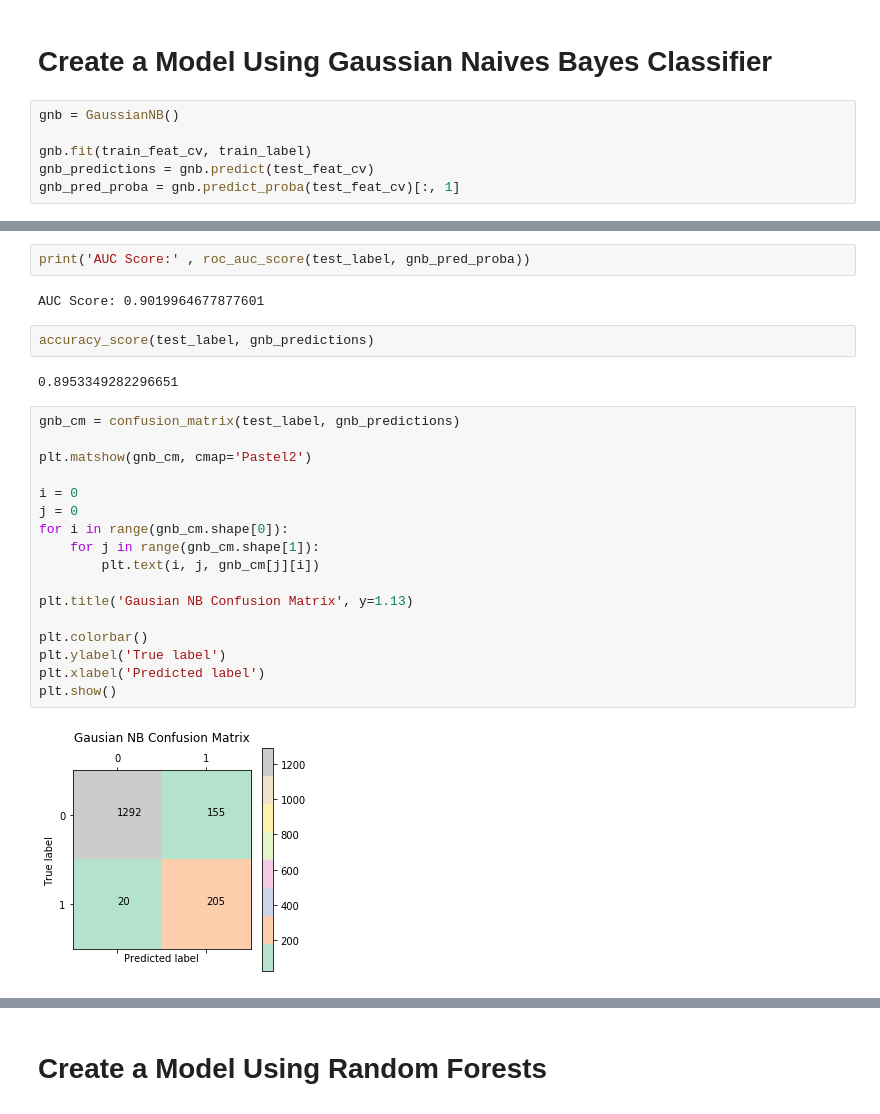
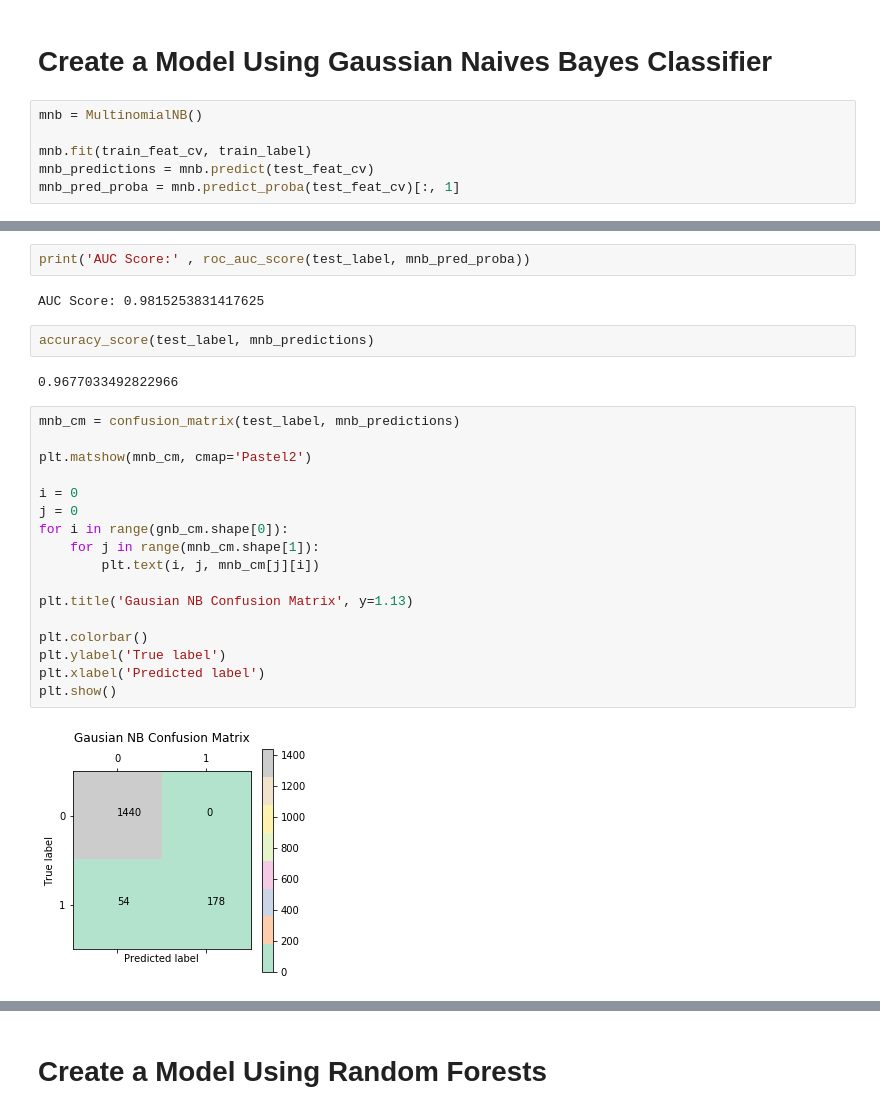
Before and after one commit to victoriajuan/ps4, a Jupyter notebook: PS4.ipynb, the cells around one changed output, grey strips where cells are left out. Saved outputs shown, nothing was run; the diff lists cells and outputs as text.

```diff
--- a/PS4.ipynb
+++ b/PS4.ipynb
@@ -67,9 +63,9 @@ test_label = test_label.astype('int')
 # %% [markdown]
 # Create a Model Using Gaussian Naives Bayes Classifier
 # %%
-gnb = GaussianNB()
+mnb = MultinomialNB()
 
-gnb.fit(train_feat_cv, train_label)
-gnb_predictions = gnb.predict(test_feat_cv)
-gnb_pred_proba = gnb.predict_proba(test_feat_cv)[:, 1]
+mnb.fit(train_feat_cv, train_label)
+mnb_predictions = mnb.predict(test_feat_cv)
+mnb_pred_proba = mnb.predict_proba(test_feat_cv)[:, 1]
 # %%
@@ -86,28 +82,28 @@ plt.show()
 # %%
-print('AUC Score:' , roc_auc_score(test_label, gnb_pred_proba))
+print('AUC Score:' , roc_auc_score(test_label, mnb_pred_proba))
 # %% [output]
-AUC Score: 0.9019964677877601
+AUC Score: 0.9815253831417625
 # %%
-accuracy_score(test_label, gnb_predictions)
+accuracy_score(test_label, mnb_predictions)
 # %% [output]
-0.8953349282296651
+0.9677033492822966
 # %%
-gnb_cm = confusion_matrix(test_label, gnb_predictions)
+mnb_cm = confusion_matrix(test_label, mnb_predictions)
 
-plt.matshow(gnb_cm, cmap='Pastel2')
+plt.matshow(mnb_cm, cmap='Pastel2')
 
 i = 0
 j = 0
 for i in range(gnb_cm.shape[0]):
-    for j in range(gnb_cm.shape[1]):
-        plt.text(i, j, gnb_cm[j][i])
+    for j in range(mnb_cm.shape[1]):
+        plt.text(i, j, mnb_cm[j][i])
 
 plt.title('Gausian NB Confusion Matrix', y=1.13)
 
 plt.colorbar()
 plt.ylabel('True label')
 plt.xlabel('Predicted label')
 plt.show()
 # %% [output]
-[figure, old version]
+[figure, new version]
 # %%
```
Also changed, not shown: parts of 10 cells of this notebook.
